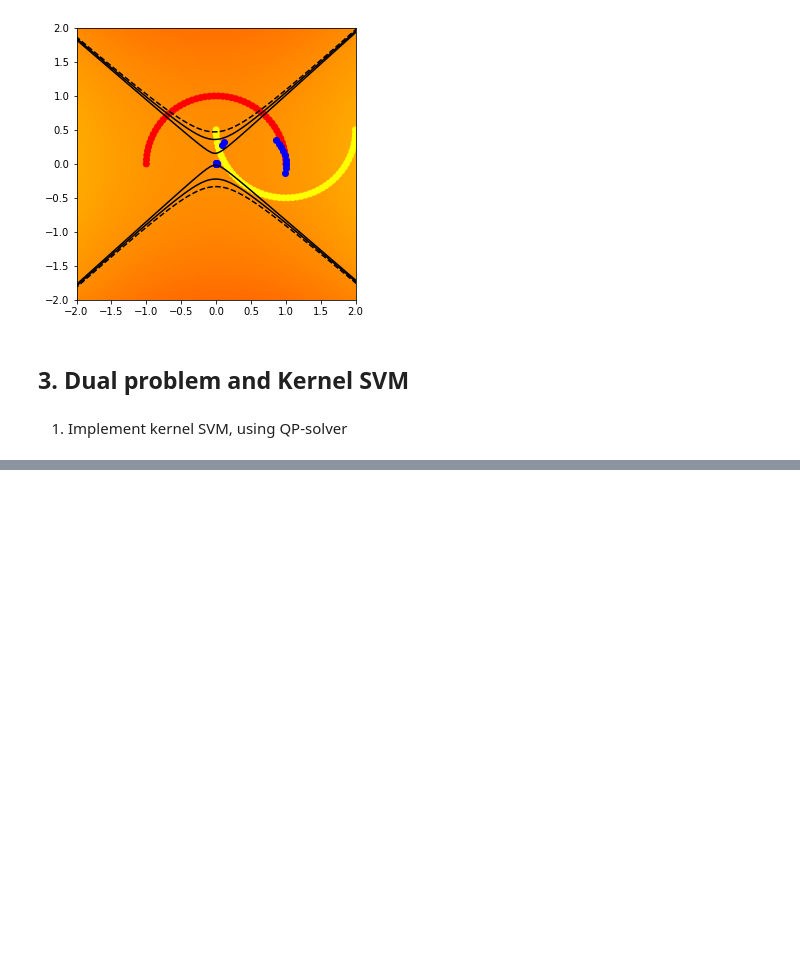
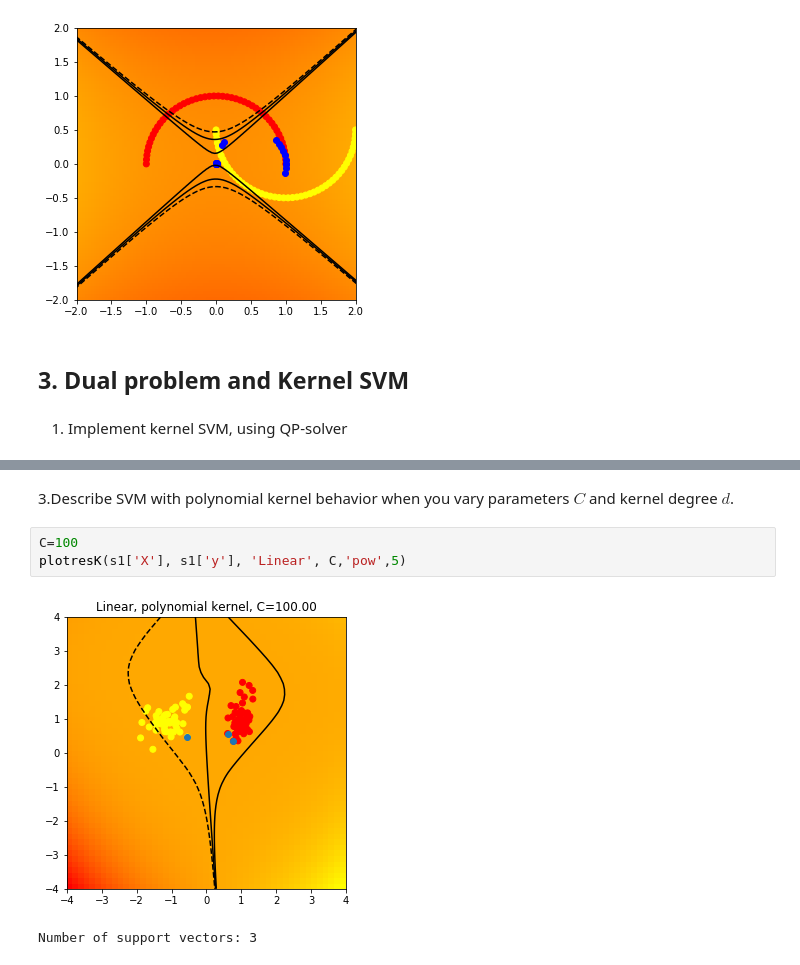
Before and after one commit to EllaBar/EllaBar, a Jupyter notebook: Untitled.ipynb, the cells around one changed output, grey strips where cells are left out. Cells and saved outputs as stored; diff of their text form; blank space fills up the shorter version.

```diff
--- a/Untitled.ipynb
+++ b/Untitled.ipynb
@@ -542,0 +577,8 @@ class LinearSVM_2(BaseEstimator):
+# %% [markdown]
+3.Describe SVM with polynomial kernel behavior when you vary parameters $C$ and kernel degree $d$.
+# %%
+C=100
+plotresK(s1['X'], s1['y'], 'Linear', C,'pow',5)
+# %% [output]
+[figure, added]
+Number of support vectors: 3
```
Also changed, not shown: parts of 24 cells of this notebook.
